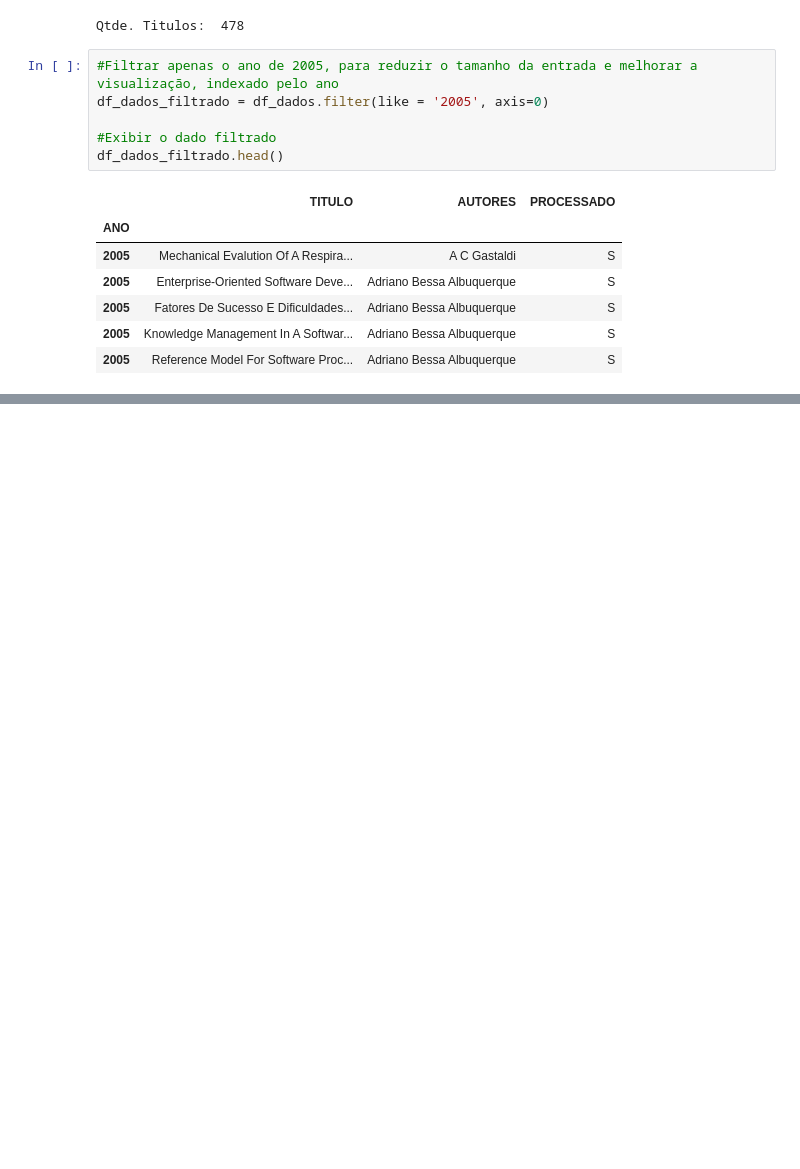
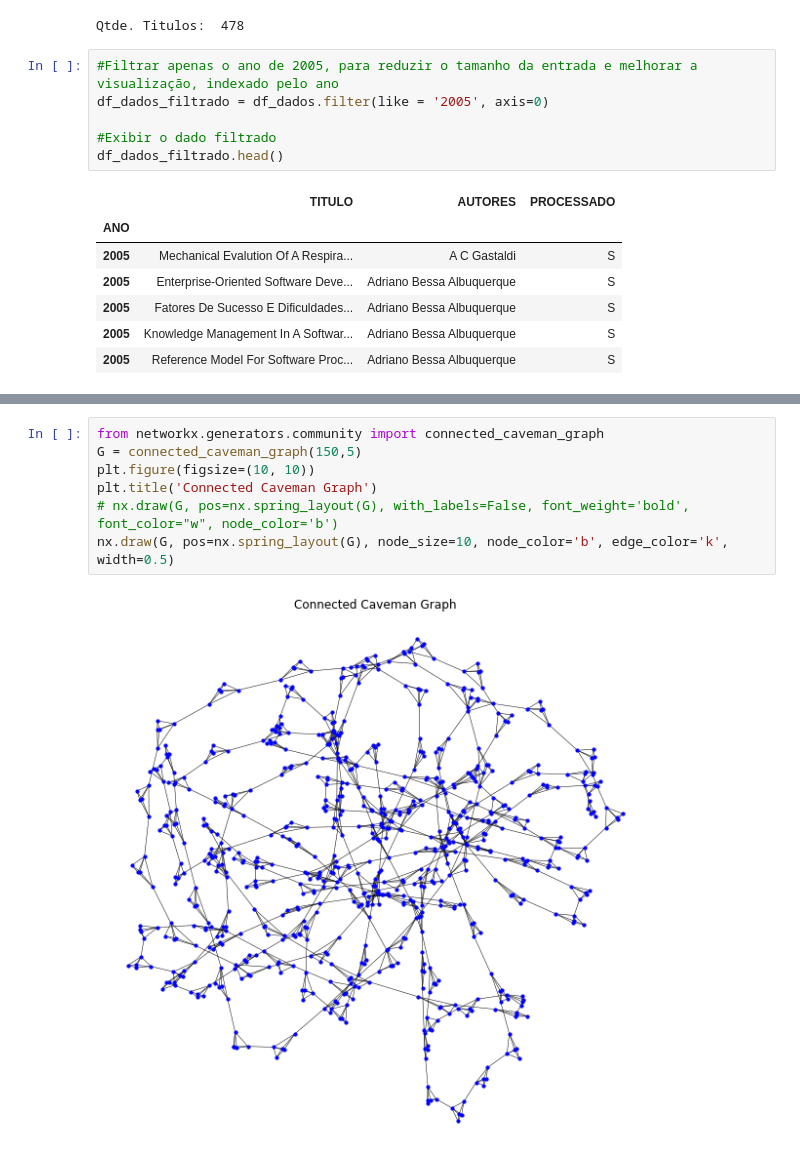
Before and after one commit to danielmoraesdelima/analise_dados_grafos, a Jupyter notebook: ProjetoFinal/Grafos-Trabalho-Equipe4-Raimir-DeteccaodeComunidades-DatasetMarcos.ipynb, the cells around one changed output, grey strips where cells are left out. Saved outputs shown, nothing was run; the diff lists cells and outputs as text; blank space fills up the shorter version.

```diff
--- a/ProjetoFinal/Grafos-Trabalho-Equipe4-Raimir-DeteccaodeComunidades-DatasetMarcos.ipynb
+++ b/ProjetoFinal/Grafos-Trabalho-Equipe4-Raimir-DeteccaodeComunidades-DatasetMarcos.ipynb
@@ -430,0 +431,9 @@ plt.show()
+# %%
+from networkx.generators.community import connected_caveman_graph
+G = connected_caveman_graph(150,5)
+plt.figure(figsize=(10, 10))
+plt.title('Connected Caveman Graph')
+# nx.draw(G, pos=nx.spring_layout(G), with_labels=False, font_weight='bold', font_color="w", node_color='b')
+nx.draw(G, pos=nx.spring_layout(G), node_size=10, node_color='b', edge_color='k', width=0.5)
+# %% [output]
+[figure, added]
```
Also changed, not shown: parts of 16 cells of this notebook.
